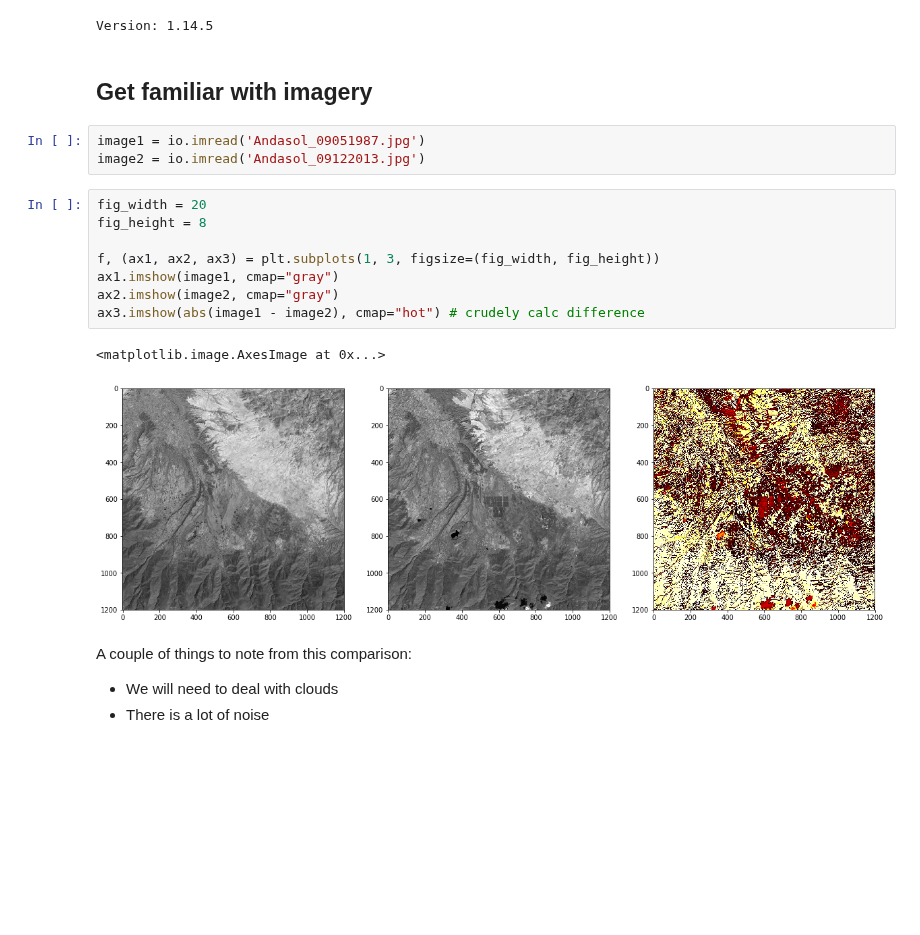
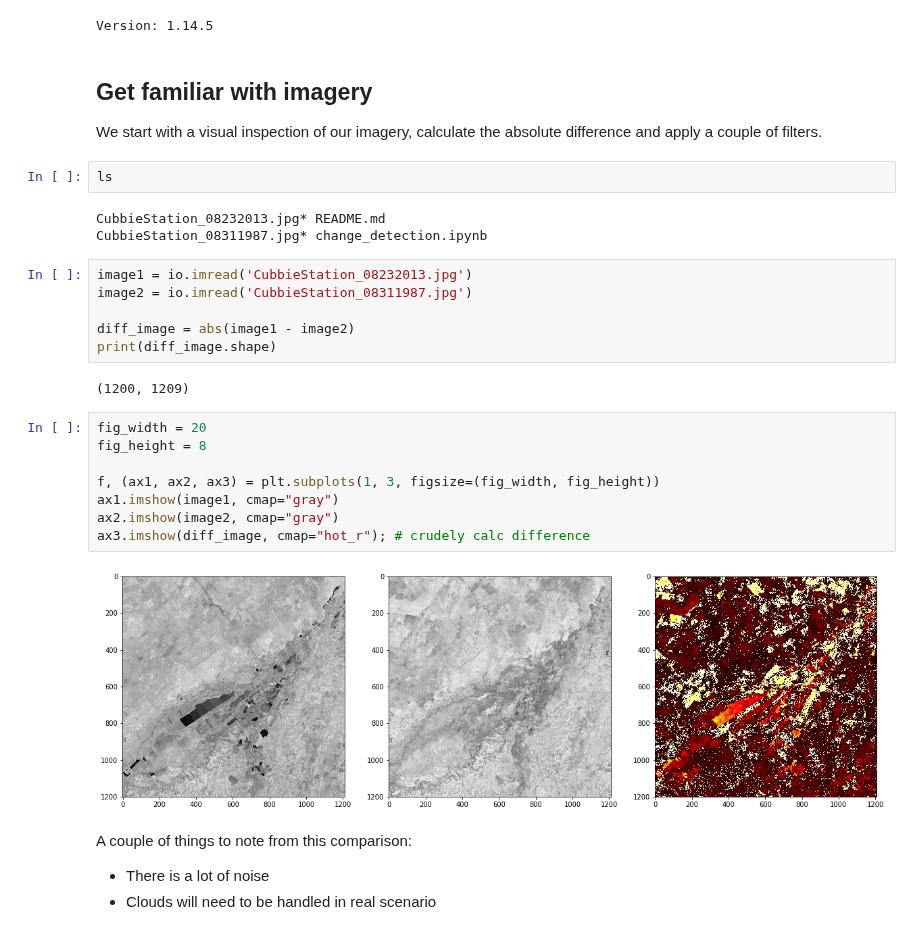
Before and after one commit to satellite-image-deep-learning/techniques, a Jupyter notebook: change_detection/using_pca_and_k_means/change_detection.ipynb, the cells around one changed output. Saved outputs shown, nothing was run; the diff lists cells and outputs as text; blank space fills up the shorter version.

Commit message:
Change image

```diff
--- a/change_detection/using_pca_and_k_means/change_detection.ipynb
+++ b/change_detection/using_pca_and_k_means/change_detection.ipynb
@@ -18,23 +34,33 @@ Version: 0.13.1
 !pip show numpy|grep Version
 # %% [output]
 Version: 1.14.5
-# %% [markdown]
-## Get familiar with imagery
+# %% [markdown]
+## Get familiar with imagery
+We start with a visual inspection of our imagery, calculate the absolute difference and apply a couple of filters.
+# %%
+ls
+# %% [output]
+CubbieStation_08232013.jpg* README.md
+CubbieStation_08311987.jpg* change_detection.ipynb
 # %%
-image1 = io.imread('Andasol_09051987.jpg')
-image2 = io.imread('Andasol_09122013.jpg')
+image1 = io.imread('CubbieStation_08232013.jpg')
+image2 = io.imread('CubbieStation_08311987.jpg')
+
+diff_image = abs(image1 - image2)
+print(diff_image.shape)
+# %% [output]
+(1200, 1209)
 # %%
 fig_width = 20
 fig_height = 8
 
 f, (ax1, ax2, ax3) = plt.subplots(1, 3, figsize=(fig_width, fig_height))
 ax1.imshow(image1, cmap="gray")
 ax2.imshow(image2, cmap="gray")
-ax3.imshow(abs(image1 - image2), cmap="hot") # crudely calc difference
+ax3.imshow(diff_image, cmap="hot_r"); # crudely calc difference
 # %% [output]
-<matplotlib.image.AxesImage at 0x...>
-[figure, old version]
+[figure, new version]
 # %% [markdown]
 A couple of things to note from this comparison:
-* We will need to deal with clouds
 * There is a lot of noise
+* Clouds will need to be handled in real scenario
```
Also changed, not shown: parts of 8 cells of this notebook, 5 other files.
